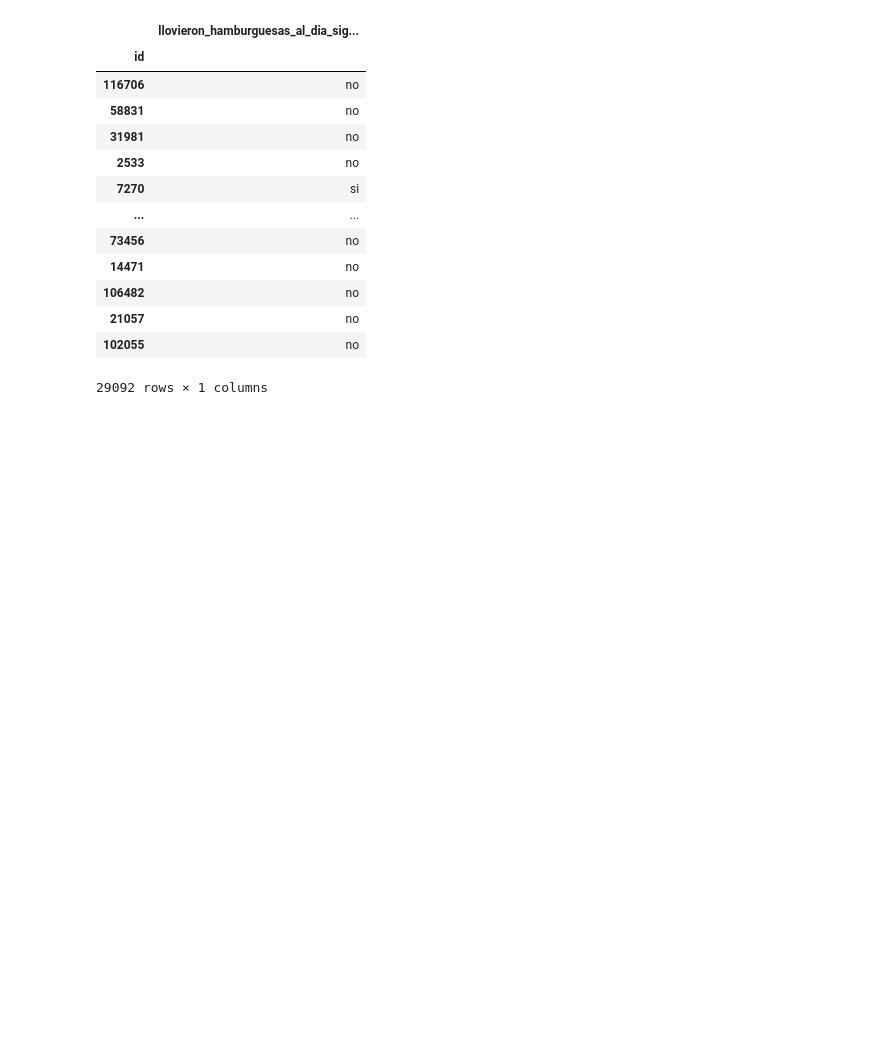
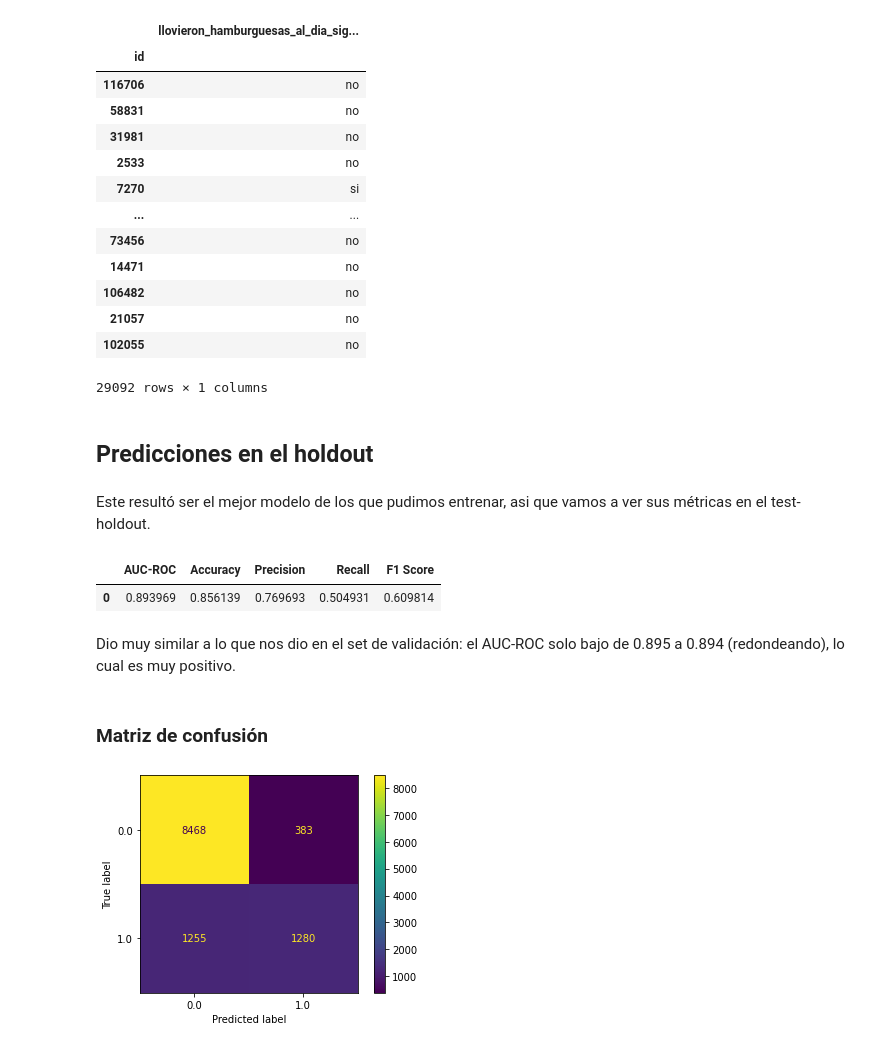
Before and after one commit to fdelu/orga-de-datos, a Jupyter notebook: parte_2/NeuralNetwork.ipynb, the cells around one changed output. Cells and saved outputs as stored; diff of their text form; code cells hidden in the pictures; blank space fills up the shorter version.

Commit message:
Agrego métricas y gráficos a red neuronal

```diff
--- a/parte_2/NeuralNetwork.ipynb
+++ b/parte_2/NeuralNetwork.ipynb
@@ -599,3 +598,33 @@ df_extra_predict
 29092 rows × 1 columns
 # %%
 df_extra_predict.to_csv("NeuralNetwork.csv")
+# %% [markdown]
+## Predicciones en el holdout
+# %% [markdown]
+Este resultó ser el mejor modelo de los que pudimos entrenar, asi que vamos a ver sus métricas en el test-holdout.
+# %%
+initialize_dataset()
+
+X_holdout = pd.read_csv("datasets/df_features_holdout.csv", low_memory = False, index_col = "id")
+Y_holdout = pd.read_csv("datasets/df_target_holdout.csv", low_memory = False, index_col = "id")
+
+common(X_holdout, Y_holdout)
+viento_trigonometrico(X_holdout)
+X_holdout = hashing_trick(X_holdout, 24, "barrio")
+
+# El imputer y standarizer ya estan en el pipe
+
+metrics_table(pipe, X_holdout, Y_holdout)
+# %% [output]
+|  | AUC-ROC | Accuracy | Precision | Recall | F1 Score |
+| 0 | 0.893969 | 0.856139 | 0.769693 | 0.504931 | 0.609814 |
+# %% [markdown]
+Dio muy similar a lo que nos dio en el set de validación: el AUC-ROC solo bajo de 0.895 a 0.894 (redondeando), lo cual es muy positivo.
+# %% [markdown]
+### Matriz de confusión
+# %%
+from sklearn.metrics import ConfusionMatrixDisplay
+ConfusionMatrixDisplay.from_predictions(Y_holdout, pipe.predict(X_holdout))
+None
+# %% [output]
+[figure, added]
```
Also changed, not shown: parts of 6 cells of this notebook.
